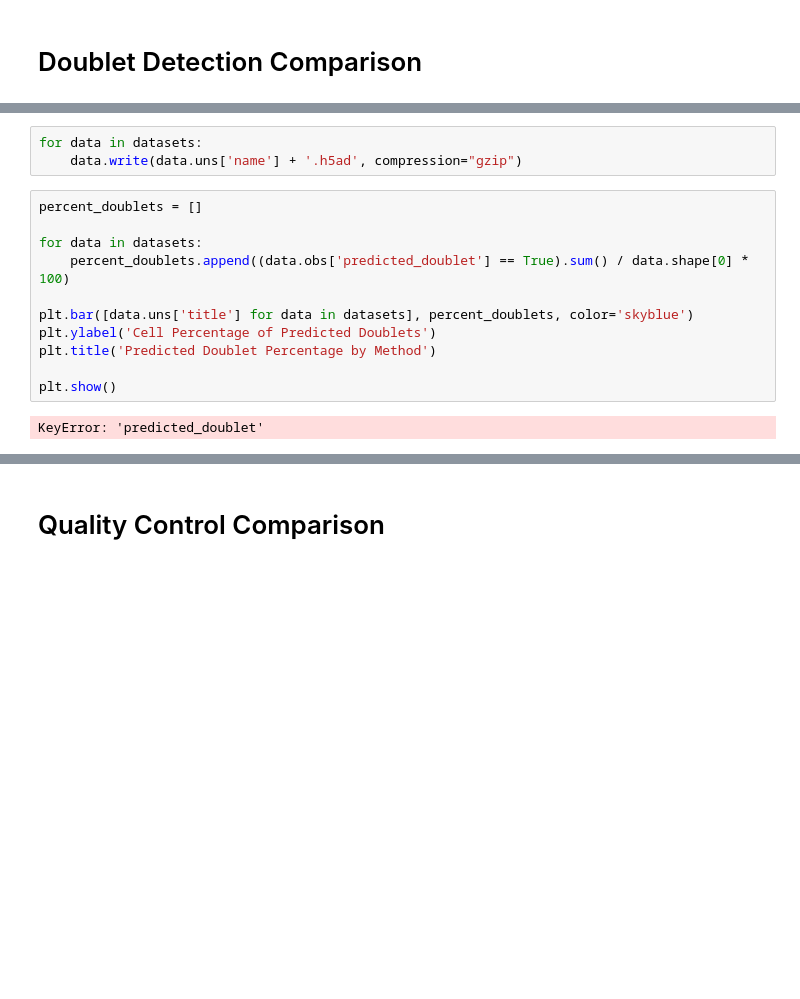
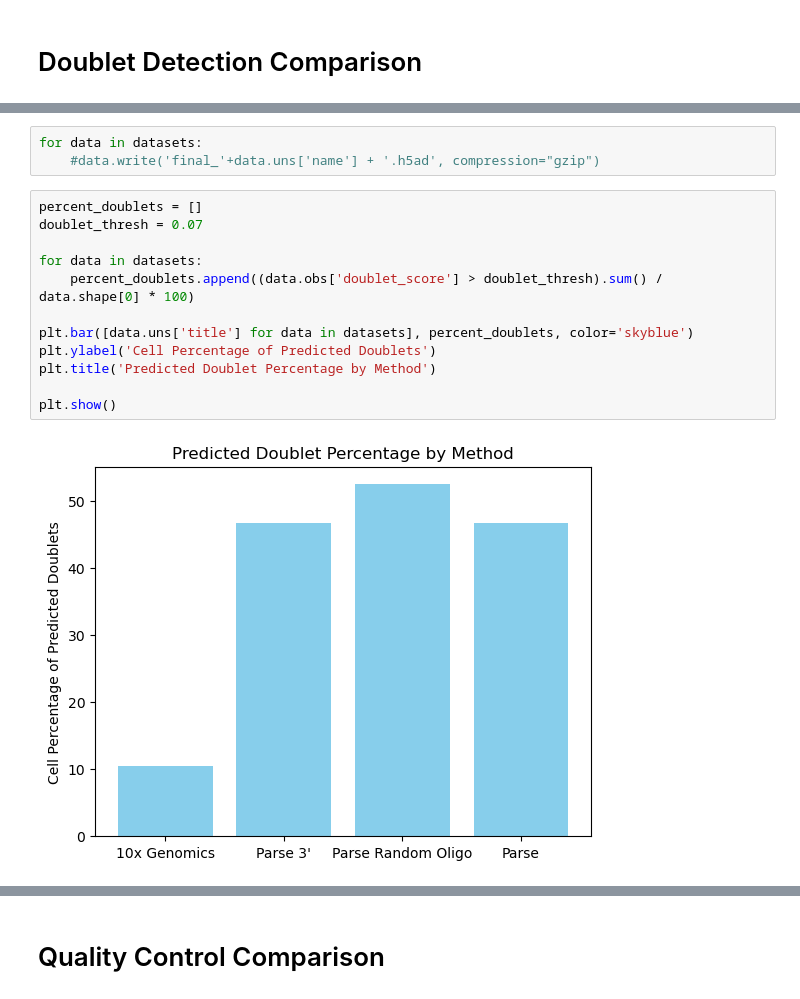
Before and after one commit to mcaskey6/10XvParse, a Jupyter notebook: Analysis 2/combo_test.ipynb, the cells around one changed output, grey strips where cells are left out. Saved outputs shown, nothing was run; the diff lists cells and outputs as text; blank space fills up the shorter version.

```diff
--- a/Analysis 2/combo_test.ipynb
+++ b/Analysis 2/combo_test.ipynb
@@ -90,16 +125,17 @@ Elapsed time: 826.5 seconds
 # %%
 for data in datasets:
-    data.write(data.uns['name'] + '.h5ad', compression="gzip")
+    #data.write('final_'+data.uns['name'] + '.h5ad', compression="gzip")
 # %%
 percent_doublets = []
+doublet_thresh = 0.07
 
 for data in datasets:
-    percent_doublets.append((data.obs['predicted_doublet'] == True).sum() / data.shape[0] * 100)
+    percent_doublets.append((data.obs['doublet_score'] > doublet_thresh).sum() / data.shape[0] * 100)
 
 plt.bar([data.uns['title'] for data in datasets], percent_doublets, color='skyblue')
 plt.ylabel('Cell Percentage of Predicted Doublets')
 plt.title('Predicted Doublet Percentage by Method')
 
 plt.show()
 # %% [output]
-KeyError: 'predicted_doublet'
+[figure, added]
```
Also changed, not shown: parts of 5 cells of this notebook.
